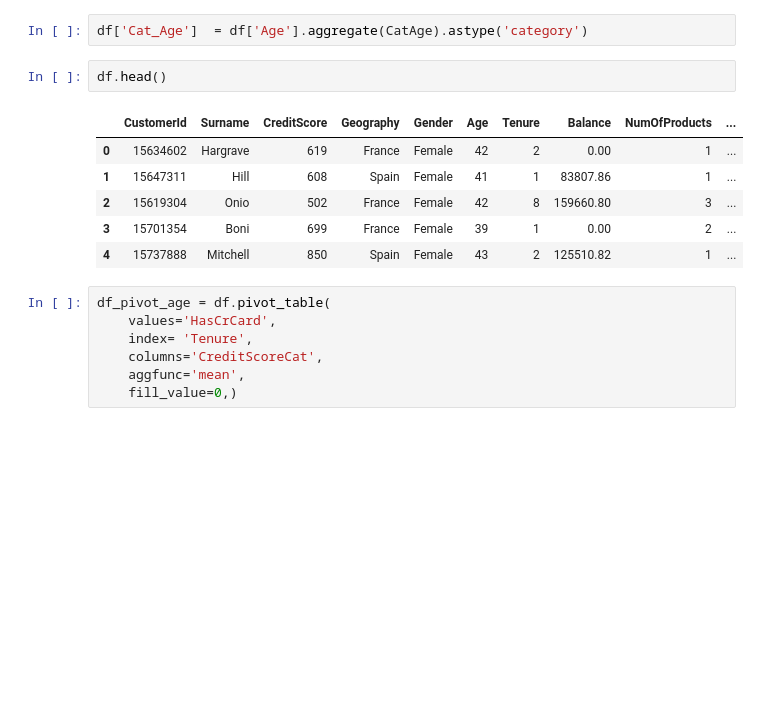
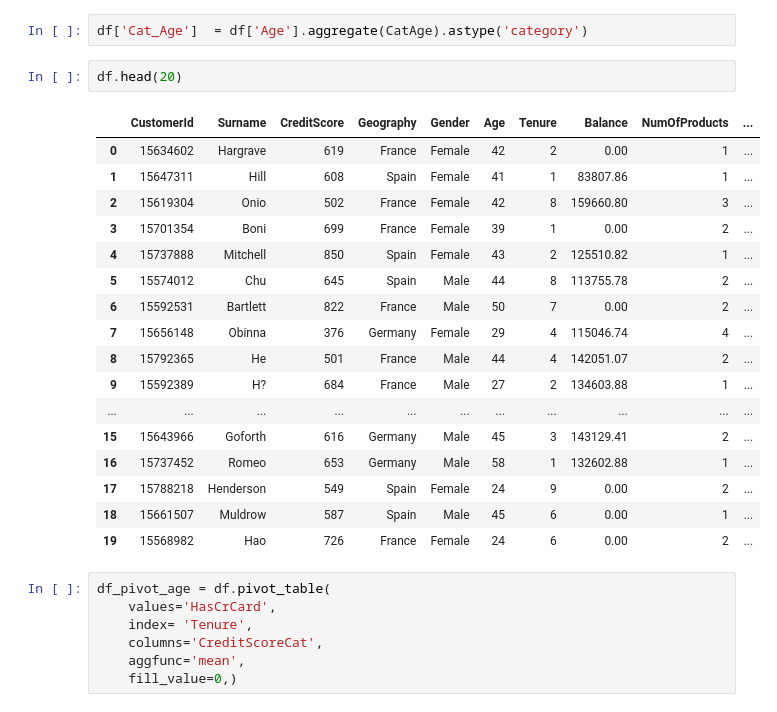
Before and after one commit to poweress/module-13, a Jupyter notebook: practical_task.ipynb, the cells around one changed output. Cells and saved outputs as stored; diff of their text form; blank space fills up the shorter version.

```diff
--- a/practical_task.ipynb
+++ b/practical_task.ipynb
@@ -313,14 +313,25 @@ def CatAge(age):
 # %%
 df['Cat_Age']  = df['Age'].aggregate(CatAge).astype('category')
 # %%
-df.head()
+df.head(20)
 # %% [output]
 |  | CustomerId | Surname | CreditScore | Geography | Gender | Age | Tenure | Balance | NumOfProducts | ... |
 | 0 | 15634602 | Hargrave | 619 | France | Female | 42 | 2 | 0.00 | 1 | ... |
 | 1 | 15647311 | Hill | 608 | Spain | Female | 41 | 1 | 83807.86 | 1 | ... |
 | 2 | 15619304 | Onio | 502 | France | Female | 42 | 8 | 159660.80 | 3 | ... |
 | 3 | 15701354 | Boni | 699 | France | Female | 39 | 1 | 0.00 | 2 | ... |
 | 4 | 15737888 | Mitchell | 850 | Spain | Female | 43 | 2 | 125510.82 | 1 | ... |
+| 5 | 15574012 | Chu | 645 | Spain | Male | 44 | 8 | 113755.78 | 2 | ... |
+| 6 | 15592531 | Bartlett | 822 | France | Male | 50 | 7 | 0.00 | 2 | ... |
+| 7 | 15656148 | Obinna | 376 | Germany | Female | 29 | 4 | 115046.74 | 4 | ... |
+| 8 | 15792365 | He | 501 | France | Male | 44 | 4 | 142051.07 | 2 | ... |
+| 9 | 15592389 | H? | 684 | France | Male | 27 | 2 | 134603.88 | 1 | ... |
+| ... | ... | ... | ... | ... | ... | ... | ... | ... | ... | ... |
+| 15 | 15643966 | Goforth | 616 | Germany | Male | 45 | 3 | 143129.41 | 2 | ... |
+| 16 | 15737452 | Romeo | 653 | Germany | Male | 58 | 1 | 132602.88 | 1 | ... |
+| 17 | 15788218 | Henderson | 549 | Spain | Female | 24 | 9 | 0.00 | 2 | ... |
+| 18 | 15661507 | Muldrow | 587 | Spain | Male | 45 | 6 | 0.00 | 1 | ... |
+| 19 | 15568982 | Hao | 726 | France | Female | 24 | 6 | 0.00 | 2 | ... |
 # %%
 df_pivot_age = df.pivot_table(
     values='HasCrCard',
```
Also changed, not shown: parts of 1 cell of this notebook.
